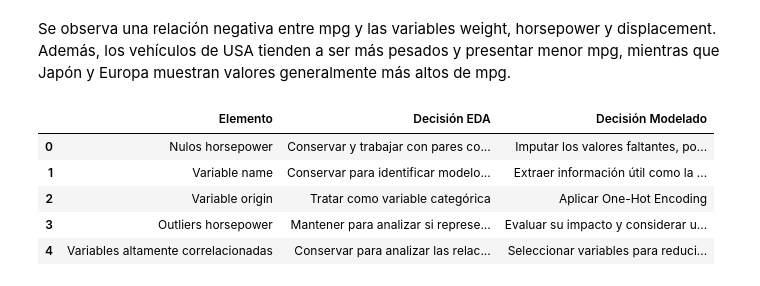
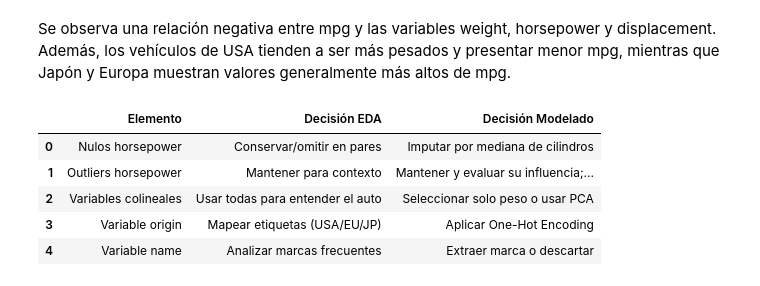
Before and after one commit to edex10ed-source/01-python-intro, a Jupyter notebook: notebooks/ENTREGABLE_EDA_2.ipynb, the cells around one changed output. Drawn from its saved outputs; the diff is of its cells as text; code cells hidden in the pictures.

Commit message:
Revision ENTREGABLE EDA_2

```diff
--- a/notebooks/ENTREGABLE_EDA_2.ipynb
+++ b/notebooks/ENTREGABLE_EDA_2.ipynb
@@ -983,42 +983,42 @@ Se observa una relación negativa entre mpg y las variables weight, horsepower y
 # %%
 # 25. Elabora un “registro de decisiones” para preparar un análisis posterior:
 # decide qué harías con los nulos de `horsepower`, `name`, `origin`,
 # los outliers de potencia y las variables altamente correlacionadas.
 #
 # Pista de trabajo: Distingue entre decisiones para EDA y decisiones para modelado;
 # una variable útil para interpretar puede no ser adecuada como predictor directo.
 
 registro_decisiones = pd.DataFrame({
-    "Elemento": [
-        "Nulos horsepower",
-        "Variable name",
-        "Variable origin",
-        "Outliers horsepower",
-        "Variables altamente correlacionadas"
+    'Elemento': [
+        'Nulos horsepower',
+        'Outliers horsepower',
+        'Variables colineales',
+        'Variable origin',
+        'Variable name'
     ],
 
-    "Decisión EDA": [
-        "Conservar y trabajar con pares completos cuando sea necesario",
-        "Conservar para identificar modelos y marcas frecuentes",
-        "Tratar como variable categórica",
-        "Mantener para analizar si representan vehículos reales de alta potencia",
-        "Conservar para analizar las relaciones entre variables"
+    'Decisión EDA': [
+        'Conservar/omitir en pares',
+        'Mantener para contexto',
+        'Usar todas para entender el auto',
+        'Mapear etiquetas (USA/EU/JP)',
+        'Analizar marcas frecuentes'
     ],
 
-    "Decisión Modelado": [
-        "Imputar los valores faltantes, por ejemplo mediante la mediana",
-        "Extraer información útil como la marca o descartar la variable",
-        "Aplicar One-Hot Encoding",
-        "Evaluar su impacto y considerar una transformación si fuera necesario",
-        "Seleccionar variables para reducir redundancia o multicolinealidad"
+    'Decisión Modelado': [
+        'Imputar por mediana de cilindros',
+        'Mantener y evaluar su influencia; considerar transformación si fuera necesario',
+        'Seleccionar solo peso o usar PCA',
+        'Aplicar One-Hot Encoding',
+        'Extraer marca o descartar'
     ]
 })
 
 registro_decisiones
 # %% [output]
 |  | Elemento | Decisión EDA | Decisión Modelado |
-| 0 | Nulos horsepower | Conservar y trabajar con pares co... | Imputar los valores faltantes, po... |
-| 1 | Variable name | Conservar para identificar modelo... | Extraer información útil como la ... |
-| 2 | Variable origin | Tratar como variable categórica | Aplicar One-Hot Encoding |
-| 3 | Outliers horsepower | Mantener para analizar si represe... | Evaluar su impacto y considerar u... |
-| 4 | Variables altamente correlacionadas | Conservar para analizar las relac... | Seleccionar variables para reduci... |
+| 0 | Nulos horsepower | Conservar/omitir en pares | Imputar por mediana de cilindros |
+| 1 | Outliers horsepower | Mantener para contexto | Mantener y evaluar su influencia;... |
+| 2 | Variables colineales | Usar todas para entender el auto | Seleccionar solo peso o usar PCA |
+| 3 | Variable origin | Mapear etiquetas (USA/EU/JP) | Aplicar One-Hot Encoding |
+| 4 | Variable name | Analizar marcas frecuentes | Extraer marca o descartar |
```
